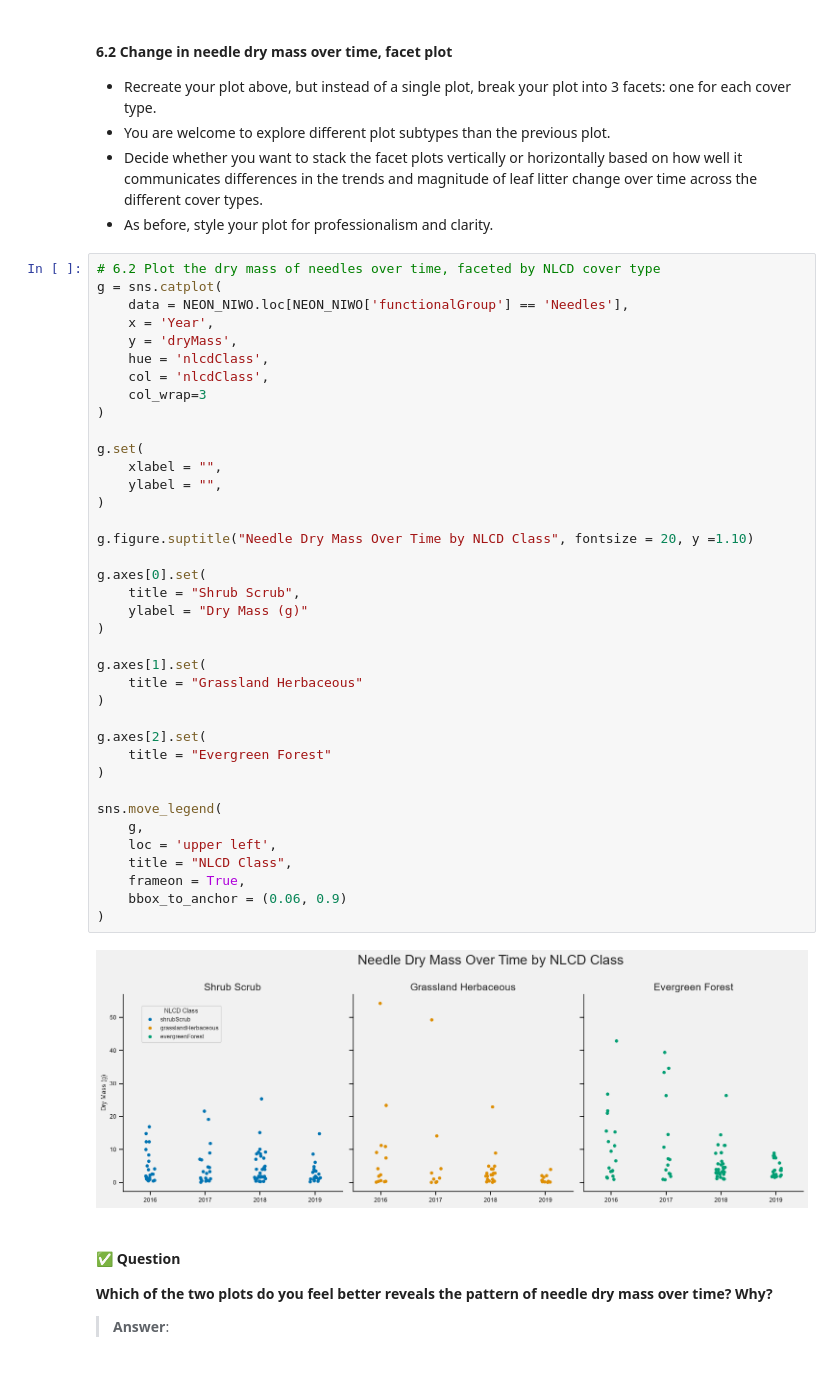
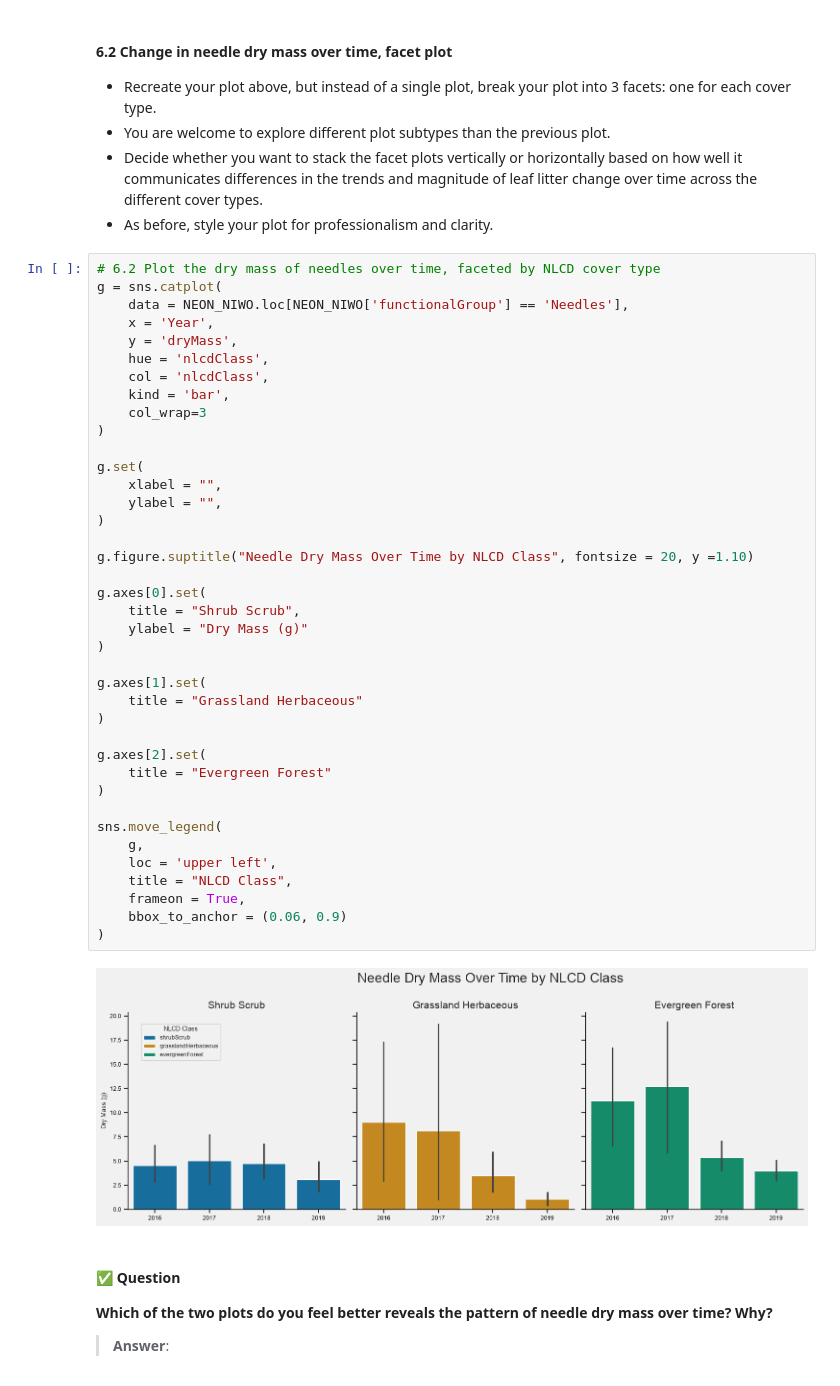
Before and after one commit to sarahj-hall/ENV700, a Jupyter notebook: Assignments/A5-DataVisualization.ipynb, the cells around one changed output. Cells and saved outputs as stored; diff of their text form.

```diff
--- a/Assignments/A5-DataVisualization.ipynb
+++ b/Assignments/A5-DataVisualization.ipynb
@@ -336,38 +336,39 @@ g = sns.catplot(
     y = 'dryMass',
     hue = 'nlcdClass',
     col = 'nlcdClass',
+    kind = 'bar',
     col_wrap=3
 )
 
 g.set(
     xlabel = "",
     ylabel = "",
 )
 
 g.figure.suptitle("Needle Dry Mass Over Time by NLCD Class", fontsize = 20, y =1.10)
 
 g.axes[0].set(
     title = "Shrub Scrub",
     ylabel = "Dry Mass (g)"
 )
 
 g.axes[1].set(
     title = "Grassland Herbaceous"
 )
 
 g.axes[2].set(
     title = "Evergreen Forest"
 )
 
 sns.move_legend(
     g,
     loc = 'upper left',
     title = "NLCD Class",
     frameon = True,
     bbox_to_anchor = (0.06, 0.9)
 )
 # %% [output]
-[figure, old version]
+[figure, new version]
 # %% [markdown]
 #### ✅ Question
 **Which of the two plots do you feel better reveals the pattern of needle dry mass over time? Why?**
```
Also changed, not shown: parts of 1 cell of this notebook.
